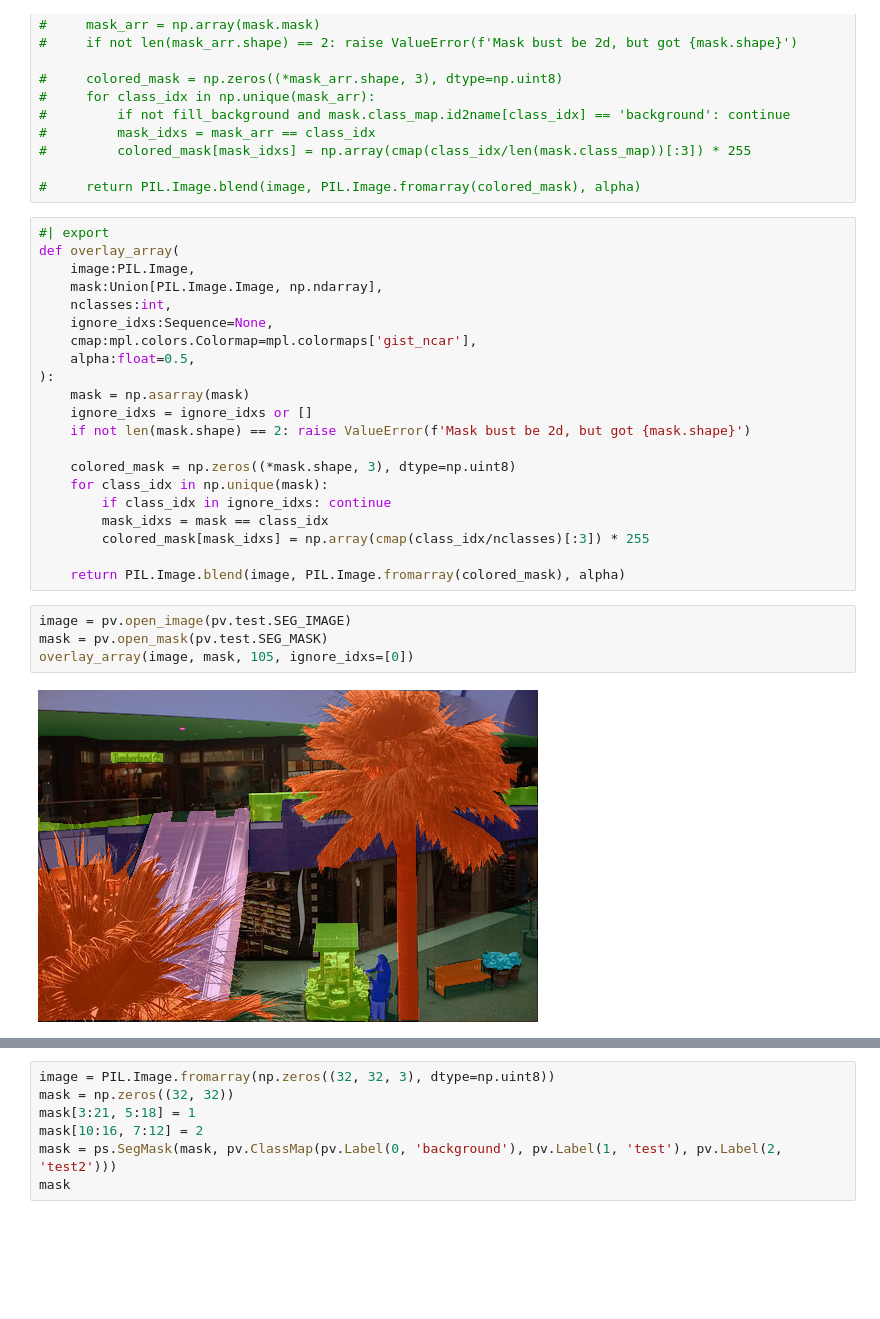
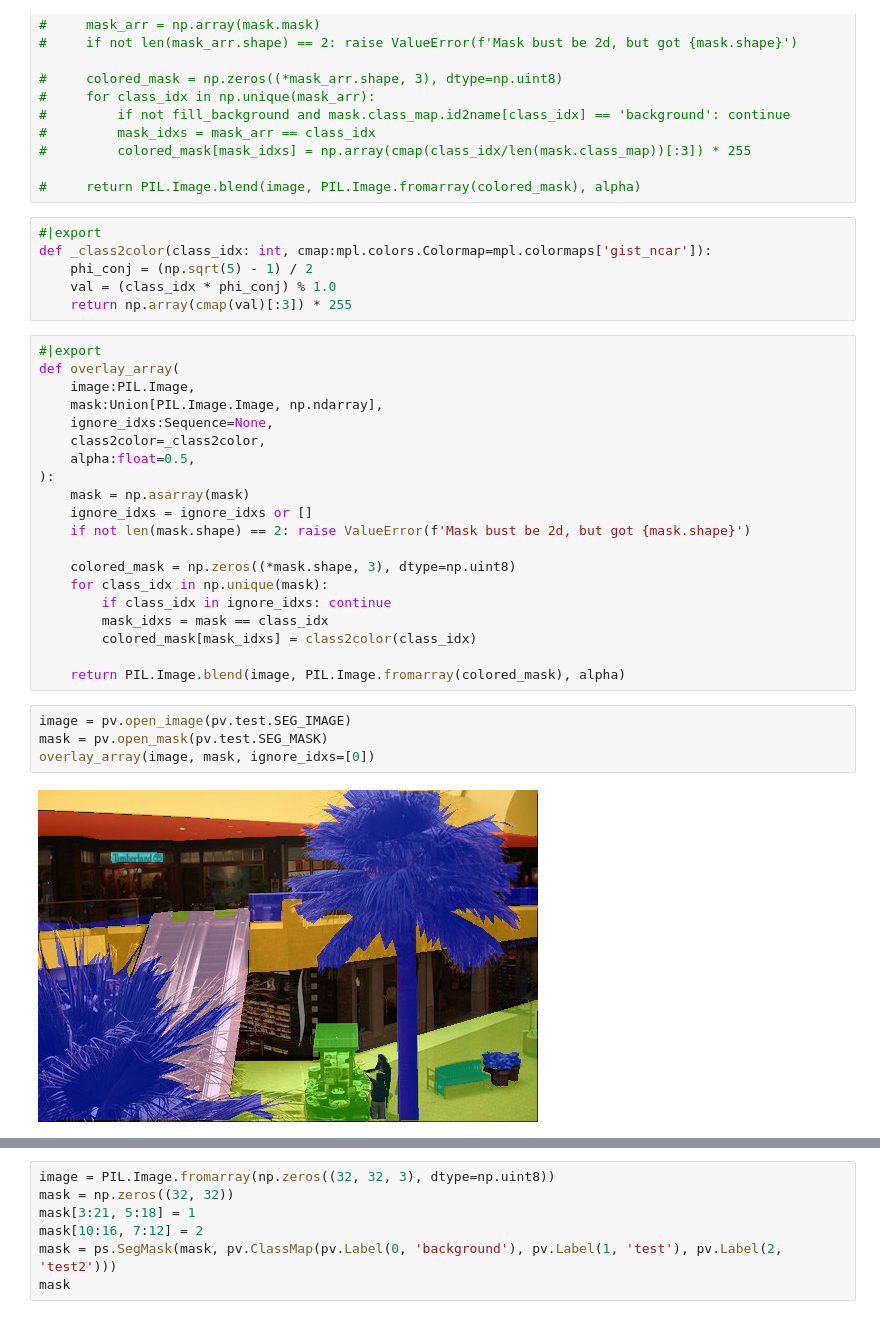
Before and after one commit to lgvaz/polvo, a Jupyter notebook: nbs/14g_segmask.vis.ipynb, the cells around one changed output, grey strips where cells are left out. Saved outputs shown, nothing was run; the diff lists cells and outputs as text; blank space fills up the shorter version.

Commit message:
changes cmap to class2color in segmask.overlay

```diff
--- a/nbs/14g_segmask.vis.ipynb
+++ b/nbs/14g_segmask.vis.ipynb
@@ -35,14 +35,19 @@ import matplotlib as mpl
 #         colored_mask[mask_idxs] = np.array(cmap(class_idx/len(mask.class_map))[:3]) * 255
 
 #     return PIL.Image.blend(image, PIL.Image.fromarray(colored_mask), alpha)
+# %%
+#|export
+def _class2color(class_idx: int, cmap:mpl.colors.Colormap=mpl.colormaps['gist_ncar']):
+    phi_conj = (np.sqrt(5) - 1) / 2
+    val = (class_idx * phi_conj) % 1.0
+    return np.array(cmap(val)[:3]) * 255
 # %%
-#| export
+#|export
 def overlay_array(
     image:PIL.Image,
     mask:Union[PIL.Image.Image, np.ndarray],
-    nclasses:int,
     ignore_idxs:Sequence=None,
-    cmap:mpl.colors.Colormap=mpl.colormaps['gist_ncar'],
+    class2color=_class2color,
     alpha:float=0.5,
 ):
     mask = np.asarray(mask)
@@ -53,13 +58,13 @@ def overlay_array(
     for class_idx in np.unique(mask):
         if class_idx in ignore_idxs: continue
         mask_idxs = mask == class_idx
-        colored_mask[mask_idxs] = np.array(cmap(class_idx/nclasses)[:3]) * 255
+        colored_mask[mask_idxs] = class2color(class_idx)
 
     return PIL.Image.blend(image, PIL.Image.fromarray(colored_mask), alpha)
 # %%
 image = pv.open_image(pv.test.SEG_IMAGE)
 mask = pv.open_mask(pv.test.SEG_MASK)
-overlay_array(image, mask, 105, ignore_idxs=[0])
+overlay_array(image, mask, ignore_idxs=[0])
 # %% [output]
-[figure, old version]
+[figure, new version]
 # %%
```
Also changed, not shown: parts of 3 cells of this notebook, 2 other files.
